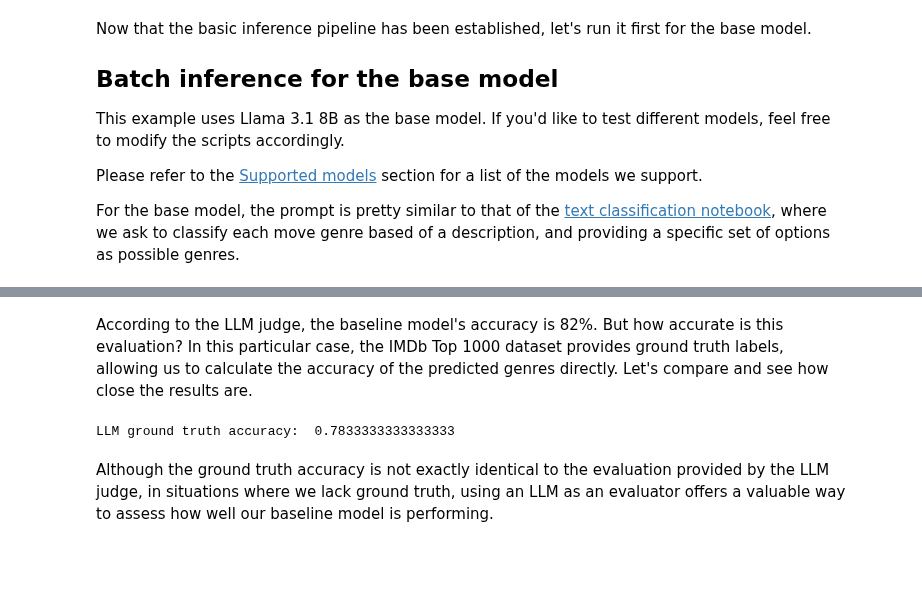
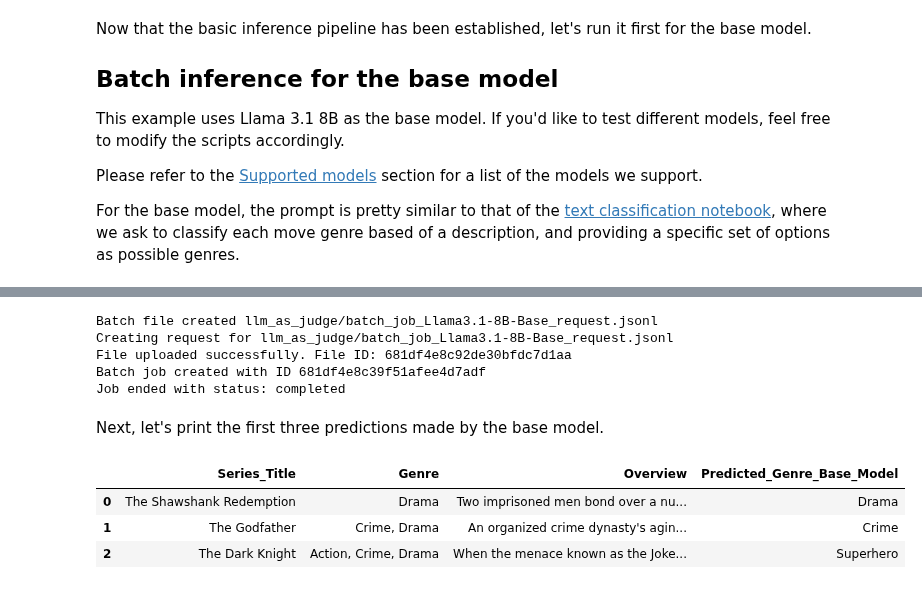
Before and after one commit to kluster-ai/docs, a Jupyter notebook: tutorials/klusterai-api/llm-as-a-judge.ipynb, the cells around one changed output, grey strips where cells are left out. Cells and saved outputs as stored; diff of their text form; code cells hidden in the pictures; blank space fills up the shorter version.

```diff
--- a/tutorials/klusterai-api/llm-as-a-judge.ipynb
+++ b/tutorials/klusterai-api/llm-as-a-judge.ipynb
@@ -591,8 +247,47 @@ This approach is particularly valuable when dealing with large datasets containi
-# %% [markdown]
-According to the LLM judge, the baseline model's accuracy is 82%. But how accurate is this evaluation? In this particular case, the IMDb Top 1000 dataset provides ground truth labels, allowing us to calculate the accuracy of the predicted genres directly. Let's compare and see how close the results are.
-# %%
-print('LLM ground truth accuracy: ',df.apply(lambda row: row['predicted_genre'] in row['Genre'].split(', '), axis=1).mean())
-# %% [output]
-LLM ground truth accuracy:  0.7833333333333333
-# %% [markdown]
-Although the ground truth accuracy is not exactly identical to the evaluation provided by the LLM judge, in situations where we lack ground truth, using an LLM as an evaluator offers a valuable way to assess how well our baseline model is performing.
+# %%
+# System prompt
+SYSTEM_PROMPT_BASE = """
+    You are a helpful assistant who classifies movie genres based on the provided description. Choose one of the following options:
+    Action, Adventure, Animation, Biography, Comedy, Crime, Drama, Family, Fantasy, Film-Noir, History, Horror, Music, Musical, Mystery, Romance, Sci-Fi, Sport, Thriller, War, Western.
+    Provide your response as a single word with the matching genre. Don't include punctuation.
+    """
+
+# Model
+model_name = "Llama3.1-8B-Base"
+model = "klusterai/Meta-Llama-3.1-8B-Instruct-Turbo"
+
+# Create batch file
+batch_list = []
+for index, row in df.iterrows():
+    content = row["Overview"]
+    batch_list.append(create_batch_file(index, model, SYSTEM_PROMPT_BASE, content))
+filename = save_batch_file(batch_list, model_name)
+print(f"Batch file created {filename}")
+
+# Upload batch file
+batch_file = upload_batch_file(filename)
+
+# Create batch job
+batch_job = create_batch_job(batch_file.id)
+
+# Monitor batch job
+monitor_batch_job(batch_job)
+
+# Save results
+df['Predicted_Genre_Base_Model'] = retrieve_results(batch_job)
+# %% [output]
+Batch file created llm_as_judge/batch_job_Llama3.1-8B-Base_request.jsonl
+Creating request for llm_as_judge/batch_job_Llama3.1-8B-Base_request.jsonl
+File uploaded successfully. File ID: 681df4e8c92de30bfdc7d1aa
+Batch job created with ID 681df4e8c39f51afee4d7adf
+Job ended with status: completed
+# %% [markdown]
+Next, let's print the first three predictions made by the base model.
+# %%
+# Print the first 3 genre predictions
+df.head(3)
+# %% [output]
+|  | Series_Title | Genre | Overview | Predicted_Genre_Base_Model |
+| 0 | The Shawshank Redemption | Drama | Two imprisoned men bond over a nu... | Drama |
+| 1 | The Godfather | Crime, Drama | An organized crime dynasty's agin... | Crime |
+| 2 | The Dark Knight | Action, Crime, Drama | When the menace known as the Joke... | Superhero |
```
Also changed, not shown: parts of 45 cells of this notebook, 1 other file.
